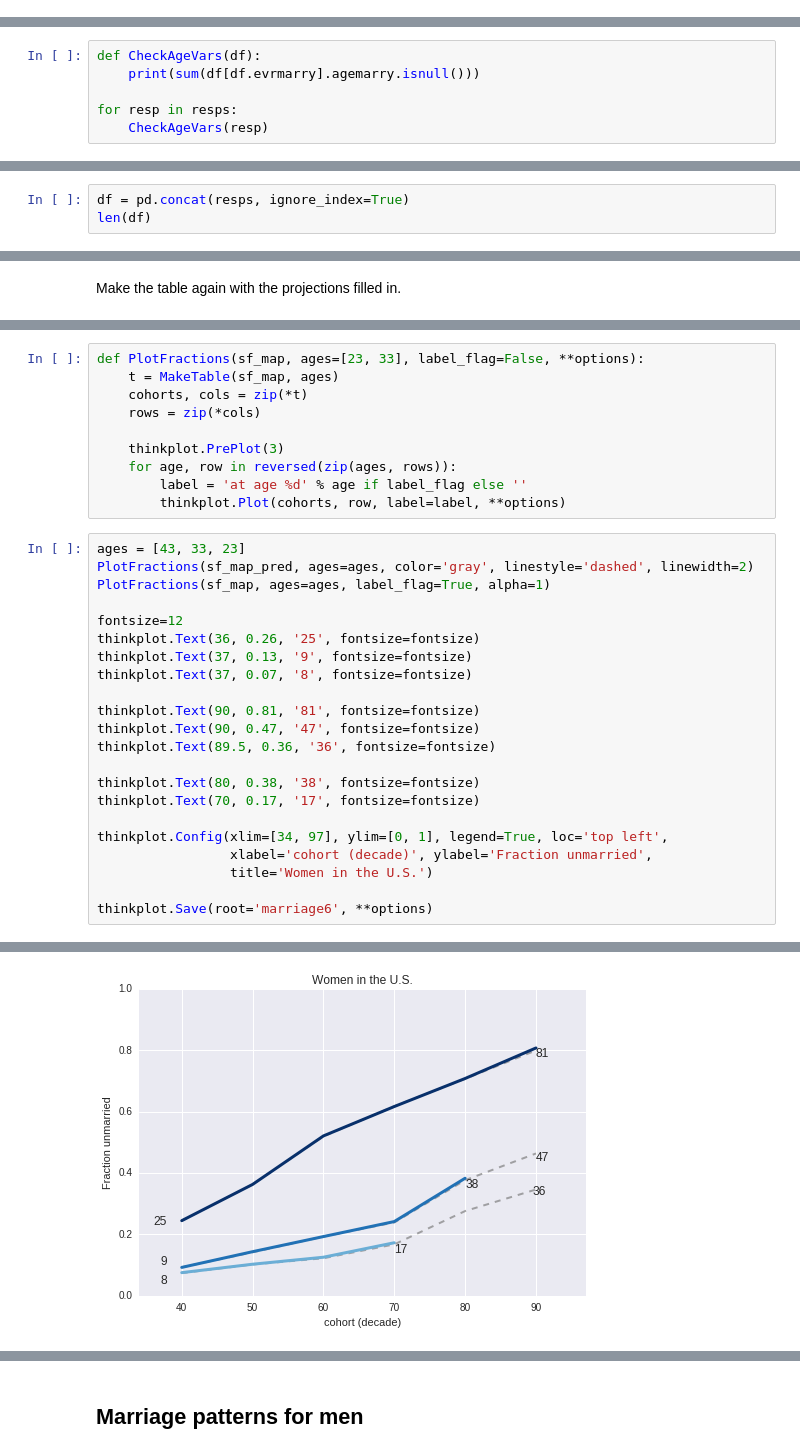
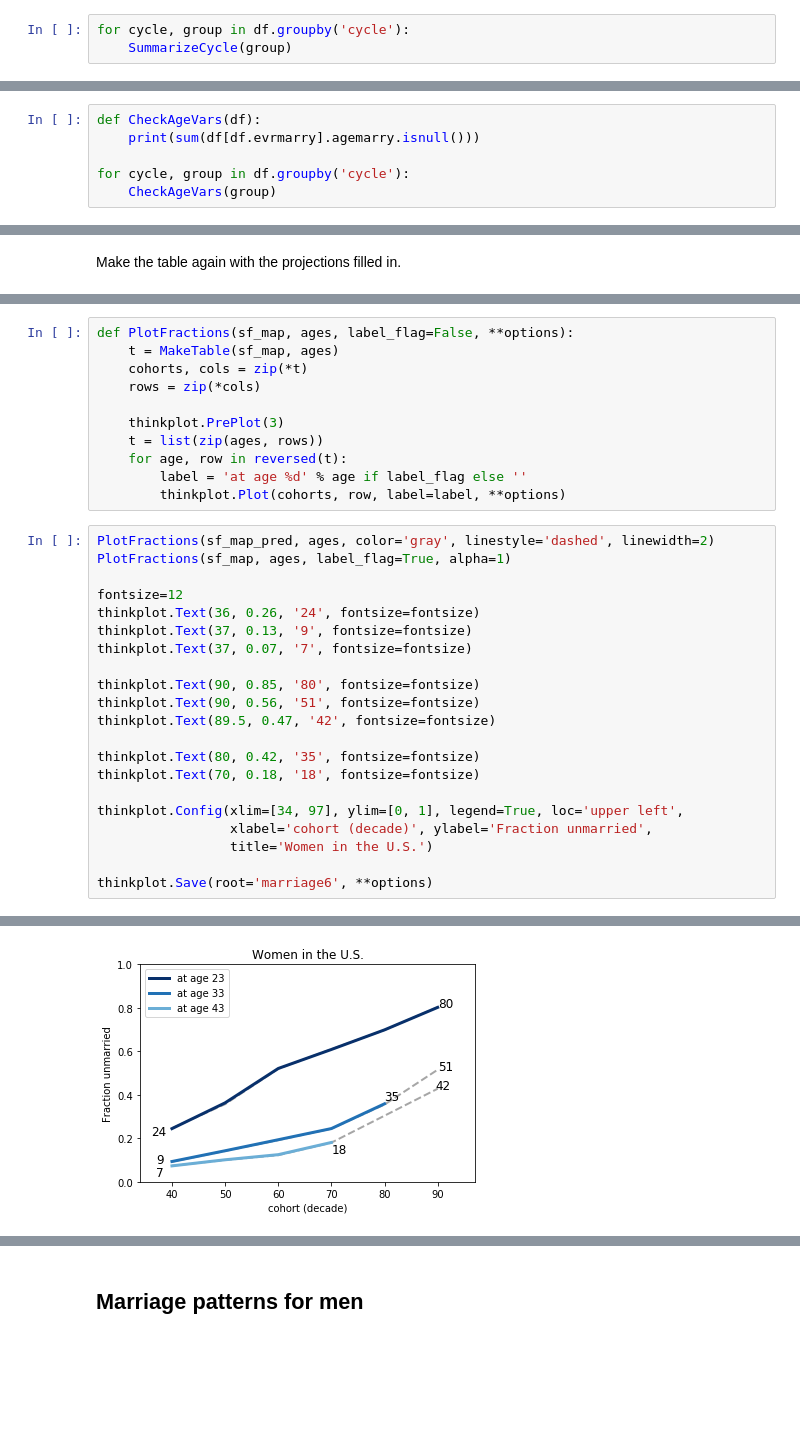
Before and after one commit to AllenDowney/MarriageNSFG, a Jupyter notebook: marriage.ipynb, the cells around one changed output, grey strips where cells are left out. Saved outputs shown, nothing was run; the diff lists cells and outputs as text; blank space fills up the shorter version.

```diff
--- a/marriage.ipynb
+++ b/marriage.ipynb
@@ -611,0 +61,3 @@ for resp in reversed(resps):
+# %%
+for cycle, group in df.groupby('cycle'):
+    SummarizeCycle(group)
@@ -615,6 +76,6 @@ Check for missing values in `agemarry`:
 def CheckAgeVars(df):
     print(sum(df[df.evrmarry].agemarry.isnull()))
 
-for resp in resps:
-    CheckAgeVars(resp)
+for cycle, group in df.groupby('cycle'):
+    CheckAgeVars(group)
 # %% [output]
@@ -630,3 +89,0 @@ Combine the DataFrames (but remember that this is not resampled properly):
-# %%
-df = pd.concat(resps, ignore_index=True)
-len(df)
@@ -984,36 +436,36 @@ MakePercentageTable(sf_map_pred)
 # %%
-def PlotFractions(sf_map, ages=[23, 33], label_flag=False, **options):
+def PlotFractions(sf_map, ages, label_flag=False, **options):
     t = MakeTable(sf_map, ages)
     cohorts, cols = zip(*t)
     rows = zip(*cols)
 
     thinkplot.PrePlot(3)
-    for age, row in reversed(zip(ages, rows)):
+    t = list(zip(ages, rows))
+    for age, row in reversed(t):
         label = 'at age %d' % age if label_flag else ''
         thinkplot.Plot(cohorts, row, label=label, **options)
 # %%
-ages = [43, 33, 23]
-PlotFractions(sf_map_pred, ages=ages, color='gray', linestyle='dashed', linewidth=2)
-PlotFractions(sf_map, ages=ages, label_flag=True, alpha=1)
+PlotFractions(sf_map_pred, ages, color='gray', linestyle='dashed', linewidth=2)
+PlotFractions(sf_map, ages, label_flag=True, alpha=1)
 
 fontsize=12
-thinkplot.Text(36, 0.26, '25', fontsize=fontsize)
+thinkplot.Text(36, 0.26, '24', fontsize=fontsize)
 thinkplot.Text(37, 0.13, '9', fontsize=fontsize)
-thinkplot.Text(37, 0.07, '8', fontsize=fontsize)
+thinkplot.Text(37, 0.07, '7', fontsize=fontsize)
 
-thinkplot.Text(90, 0.81, '81', fontsize=fontsize)
-thinkplot.Text(90, 0.47, '47', fontsize=fontsize)
-thinkplot.Text(89.5, 0.36, '36', fontsize=fontsize)
+thinkplot.Text(90, 0.85, '80', fontsize=fontsize)
+thinkplot.Text(90, 0.56, '51', fontsize=fontsize)
+thinkplot.Text(89.5, 0.47, '42', fontsize=fontsize)
 
-thinkplot.Text(80, 0.38, '38', fontsize=fontsize)
-thinkplot.Text(70, 0.17, '17', fontsize=fontsize)
+thinkplot.Text(80, 0.42, '35', fontsize=fontsize)
+thinkplot.Text(70, 0.18, '18', fontsize=fontsize)
 
-thinkplot.Config(xlim=[34, 97], ylim=[0, 1], legend=True, loc='top left',
+thinkplot.Config(xlim=[34, 97], ylim=[0, 1], legend=True, loc='upper left',
                  xlabel='cohort (decade)', ylabel='Fraction unmarried',
                  title='Women in the U.S.')
 
 thinkplot.Save(root='marriage6', **options)
 # %% [output]
 Writing marriage6.pdf
 Writing marriage6.png
-[figure, old version]
+[figure, new version]
```
Also changed, not shown: parts of 269 cells of this notebook, 2 other files.
